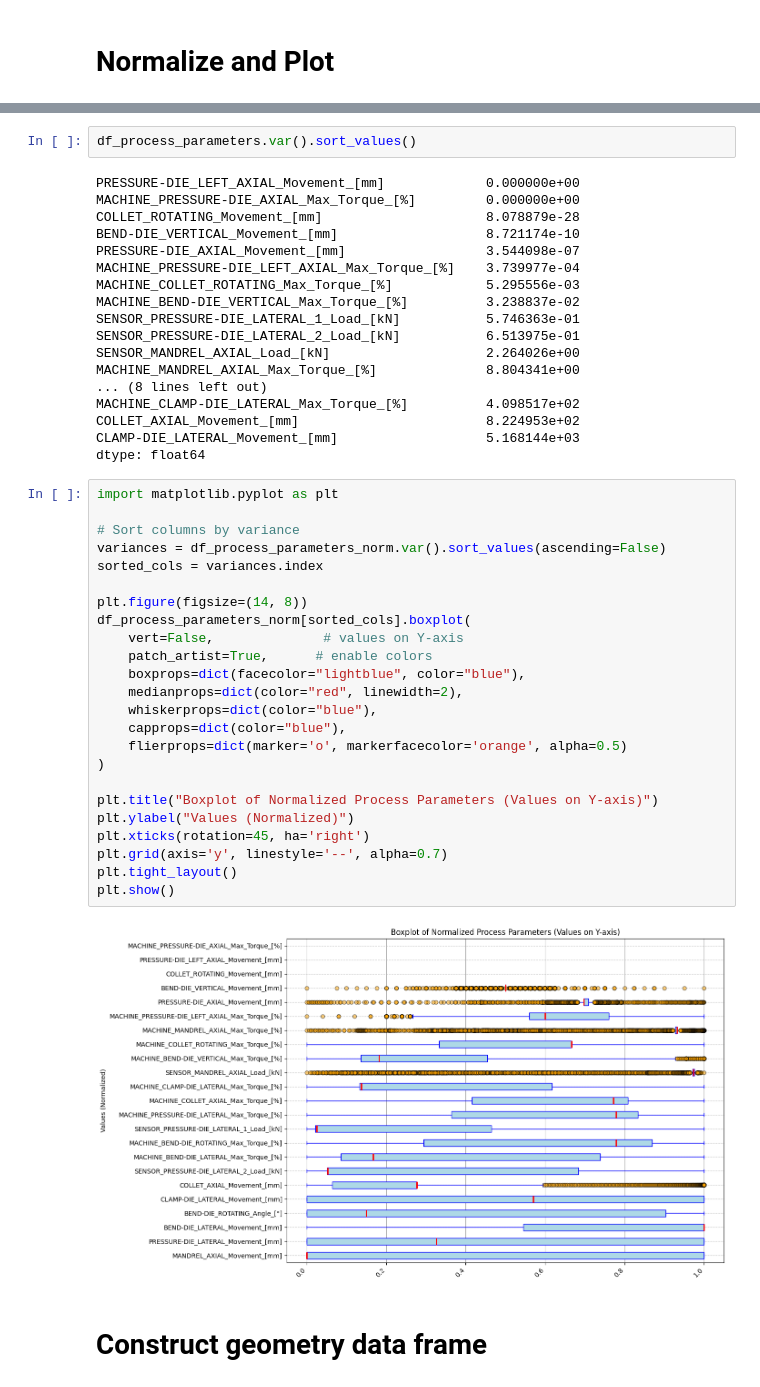
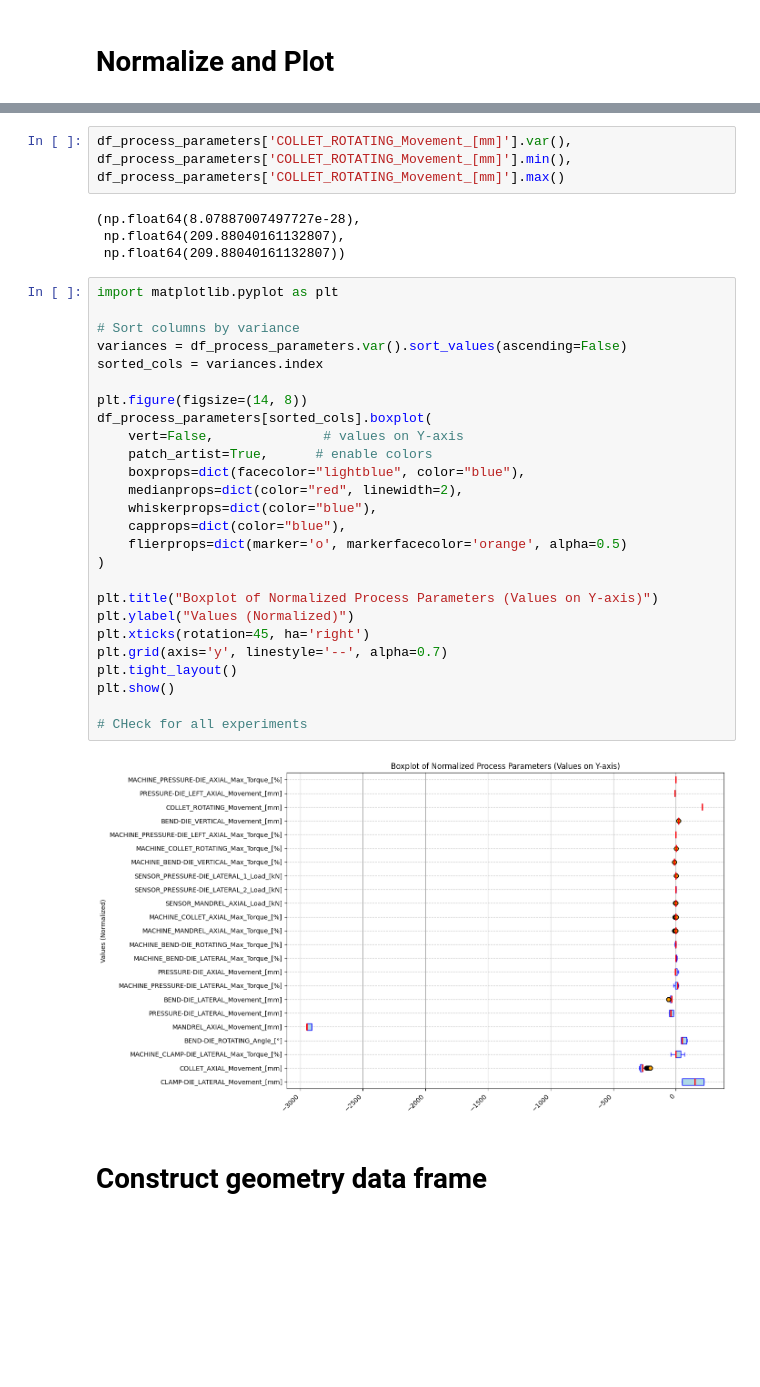
Before and after one commit to arman-niaruhi/temporal-windows-analysis-rotary-tube-bending, a Jupyter notebook: research/tubebend-main/preprocessing.ipynb, the cells around one changed output, grey strips where cells are left out. Saved outputs shown, nothing was run; the diff lists cells and outputs as text; blank space fills up the shorter version.

Commit message:
toghether experiments

```diff
--- a/research/tubebend-main/preprocessing.ipynb
+++ b/research/tubebend-main/preprocessing.ipynb
@@ -145,49 +155,37 @@ plt.show()
 # %%
-df_process_parameters.var().sort_values()
+df_process_parameters['COLLET_ROTATING_Movement_[mm]'].var(), df_process_parameters['COLLET_ROTATING_Movement_[mm]'].min(), df_process_parameters['COLLET_ROTATING_Movement_[mm]'].max()
 # %% [output]
-PRESSURE-DIE_LEFT_AXIAL_Movement_[mm]             0.000000e+00
-MACHINE_PRESSURE-DIE_AXIAL_Max_Torque_[%]         0.000000e+00
-COLLET_ROTATING_Movement_[mm]                     8.078879e-28
-BEND-DIE_VERTICAL_Movement_[mm]                   8.721174e-10
-PRESSURE-DIE_AXIAL_Movement_[mm]                  3.544098e-07
-MACHINE_PRESSURE-DIE_LEFT_AXIAL_Max_Torque_[%]    3.739977e-04
-MACHINE_COLLET_ROTATING_Max_Torque_[%]            5.295556e-03
-MACHINE_BEND-DIE_VERTICAL_Max_Torque_[%]          3.238837e-02
-SENSOR_PRESSURE-DIE_LATERAL_1_Load_[kN]           5.746363e-01
-SENSOR_PRESSURE-DIE_LATERAL_2_Load_[kN]           6.513975e-01
-SENSOR_MANDREL_AXIAL_Load_[kN]                    2.264026e+00
-MACHINE_MANDREL_AXIAL_Max_Torque_[%]              8.804341e+00
-... (8 lines left out)
-MACHINE_CLAMP-DIE_LATERAL_Max_Torque_[%]          4.098517e+02
-COLLET_AXIAL_Movement_[mm]                        8.224953e+02
-CLAMP-DIE_LATERAL_Movement_[mm]                   5.168144e+03
-dtype: float64
+(np.float64(8.07887007497727e-28),
+ np.float64(209.88040161132807),
+ np.float64(209.88040161132807))
 # %%
 import matplotlib.pyplot as plt
 
 # Sort columns by variance
-variances = df_process_parameters_norm.var().sort_values(ascending=False)
+variances = df_process_parameters.var().sort_values(ascending=False)
 sorted_cols = variances.index
 
 plt.figure(figsize=(14, 8))
-df_process_parameters_norm[sorted_cols].boxplot(
+df_process_parameters[sorted_cols].boxplot(
     vert=False,              # values on Y-axis
     patch_artist=True,      # enable colors
     boxprops=dict(facecolor="lightblue", color="blue"),
     medianprops=dict(color="red", linewidth=2),
     whiskerprops=dict(color="blue"),
     capprops=dict(color="blue"),
     flierprops=dict(marker='o', markerfacecolor='orange', alpha=0.5)
 )
 
 plt.title("Boxplot of Normalized Process Parameters (Values on Y-axis)")
 plt.ylabel("Values (Normalized)")
 plt.xticks(rotation=45, ha='right')
 plt.grid(axis='y', linestyle='--', alpha=0.7)
 plt.tight_layout()
 plt.show()
+
+# CHeck for all experiments
 # %% [output]
-[figure, old version]
+[figure, new version]
 # %% [markdown]
 # Construct geometry data frame
 # %%
```
Also changed, not shown: parts of 18 cells of this notebook.
